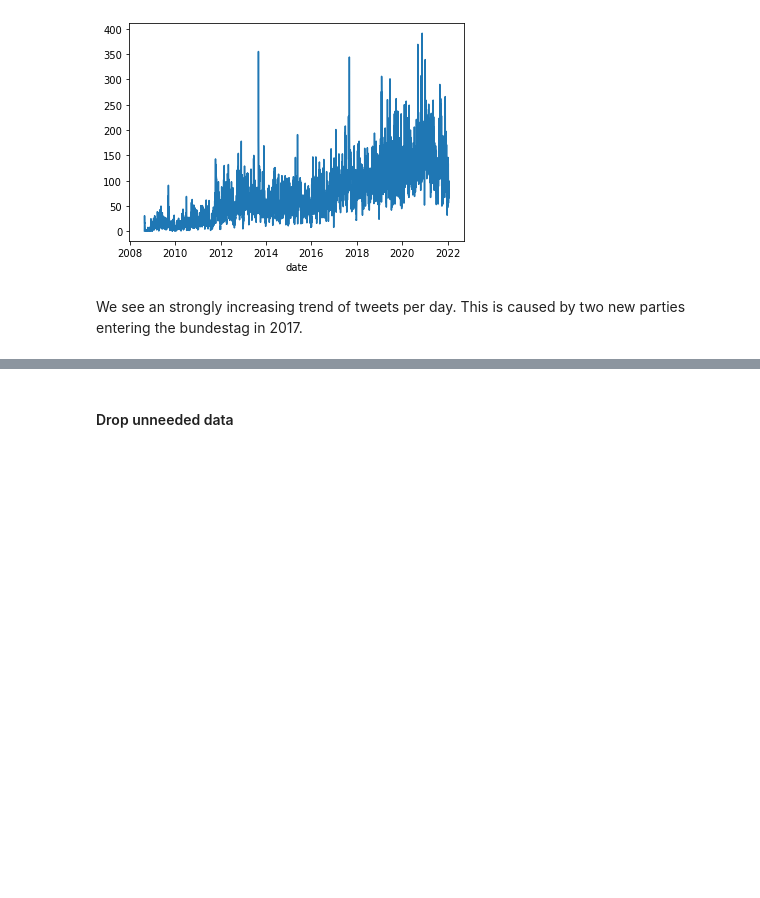
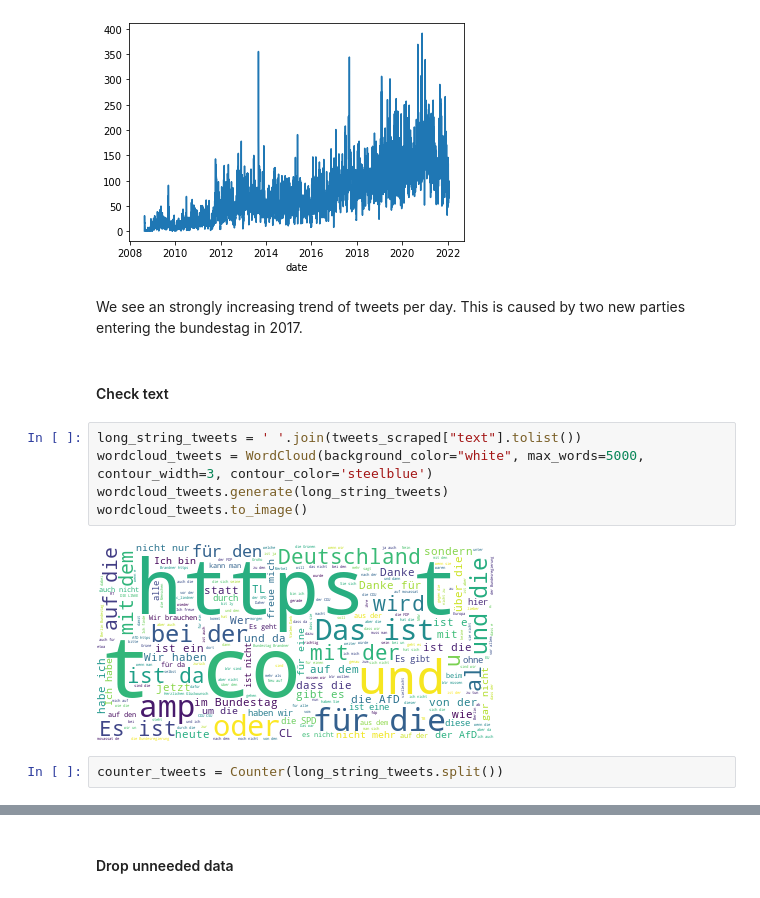
Before and after one commit to JakobLangenbahn/amca, a Jupyter notebook: notebooks/3.0-jl-data-exploration.ipynb, the cells around one changed output, grey strips where cells are left out. Drawn from its saved outputs; the diff is of its cells as text; blank space fills up the shorter version.

```diff
--- a/notebooks/3.0-jl-data-exploration.ipynb
+++ b/notebooks/3.0-jl-data-exploration.ipynb
@@ -193,3 +193,14 @@ tweets_scraped.groupby('date')['tweet_id'].size().plot()
 [figure]
 # %% [markdown]
 We see an strongly increasing trend of tweets per day. This is caused by two new parties entering the bundestag in 2017.
+# %% [markdown]
+#### Check text
+# %%
+long_string_tweets = ' '.join(tweets_scraped["text"].tolist())
+wordcloud_tweets = WordCloud(background_color="white", max_words=5000, contour_width=3, contour_color='steelblue')
+wordcloud_tweets.generate(long_string_tweets)
+wordcloud_tweets.to_image()
+# %% [output]
+[figure, added]
+# %%
+counter_tweets = Counter(long_string_tweets.split())
```
Also changed, not shown: parts of 9 cells of this notebook, 3 other files.
